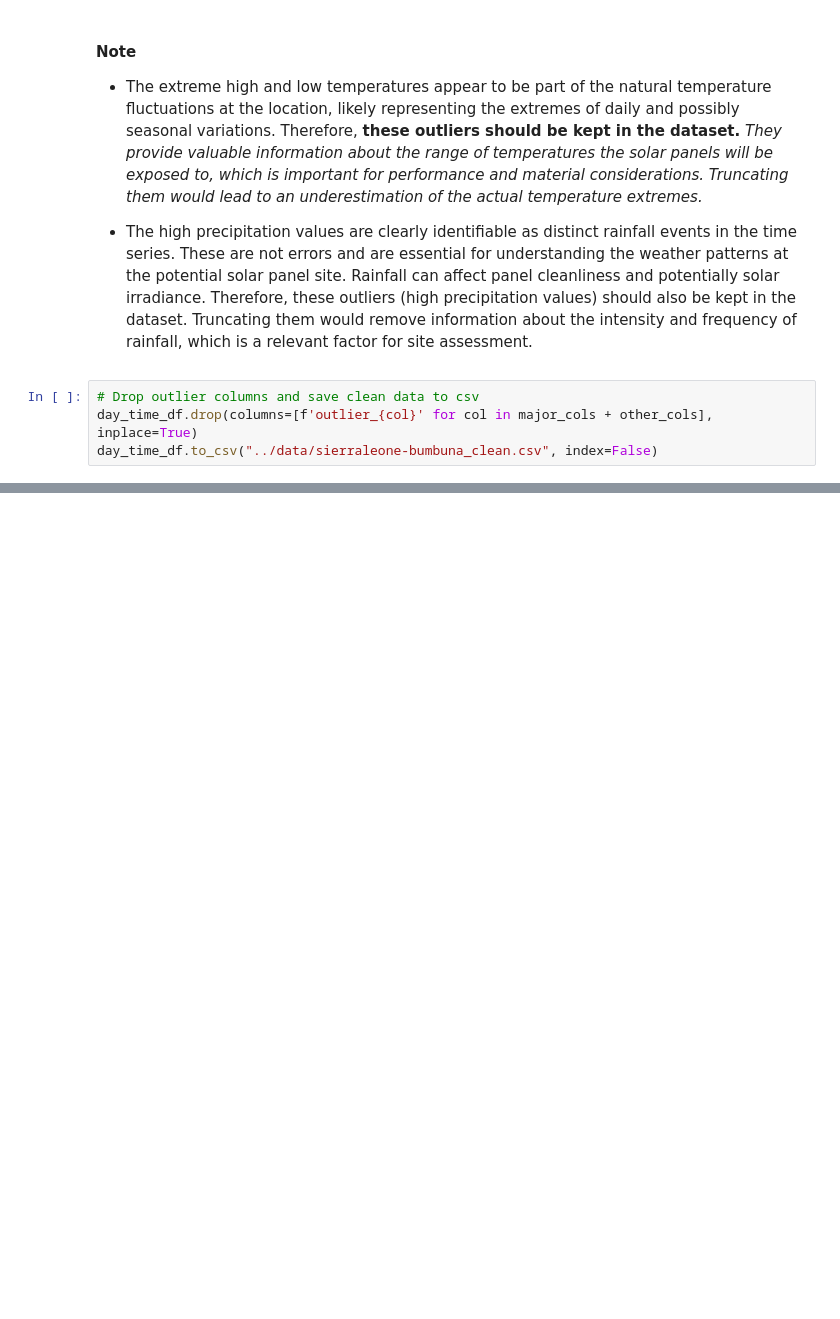
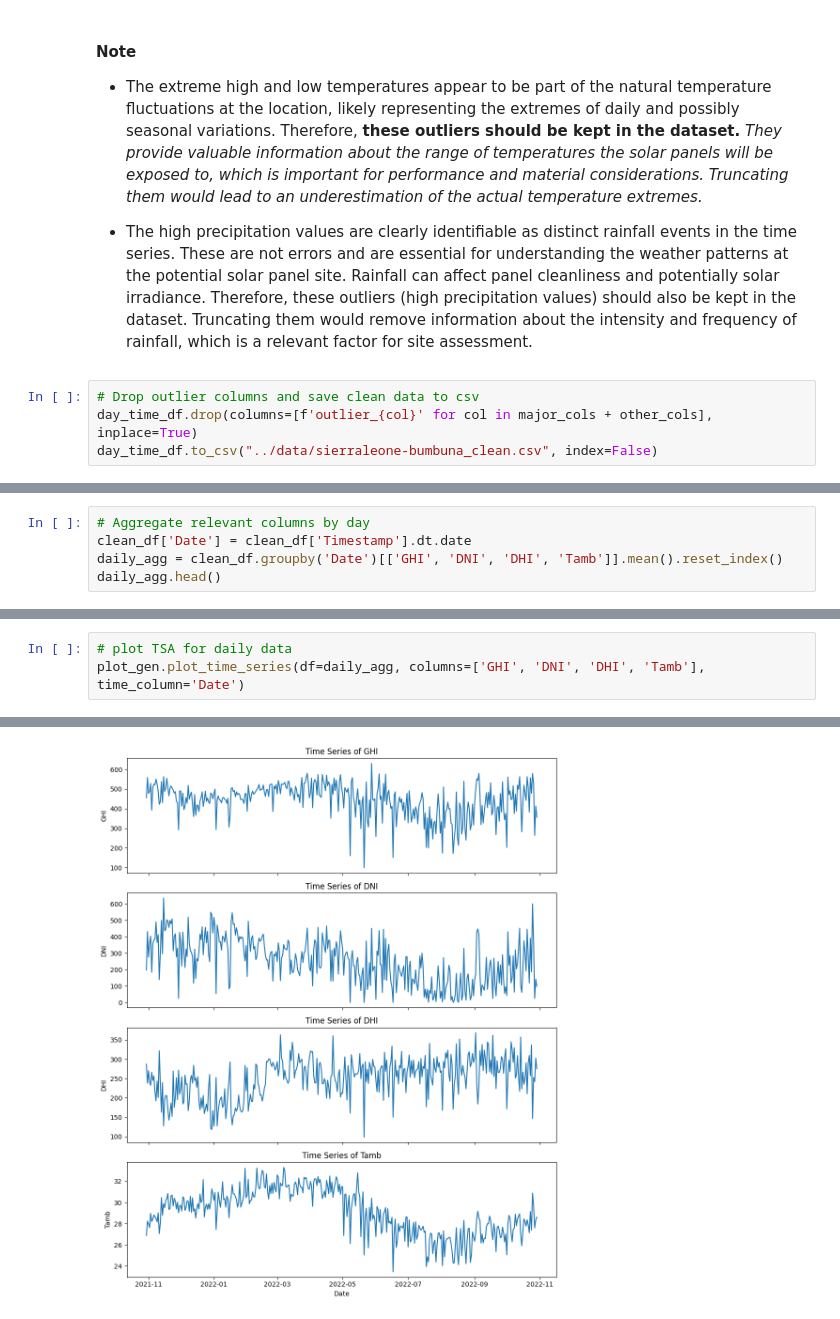
Before and after one commit to Ty-Miki/solar-challenge-week0, a Jupyter notebook: notebooks/eda_sierraleone.ipynb, the cells around one changed output, grey strips where cells are left out. Drawn from its saved outputs; the diff is of its cells as text; blank space fills up the shorter version.

```diff
--- a/notebooks/eda_sierraleone.ipynb
+++ b/notebooks/eda_sierraleone.ipynb
@@ -225,0 +270,5 @@ day_time_df.to_csv("../data/sierraleone-bumbuna_clean.csv", index=False)
+# %%
+# Aggregate relevant columns by day
+clean_df['Date'] = clean_df['Timestamp'].dt.date
+daily_agg = clean_df.groupby('Date')[['GHI', 'DNI', 'DHI', 'Tamb']].mean().reset_index()
+daily_agg.head()
@@ -225,0 +282,4 @@ day_time_df.to_csv("../data/sierraleone-bumbuna_clean.csv", index=False)
+# %%
+# plot TSA for daily data
+plot_gen.plot_time_series(df=daily_agg, columns=['GHI', 'DNI', 'DHI', 'Tamb'], time_column='Date')
+# %% [output]
@@ -225,0 +290 @@ day_time_df.to_csv("../data/sierraleone-bumbuna_clean.csv", index=False)
+[figure, added]
```
Also changed, not shown: parts of 12 cells of this notebook.
